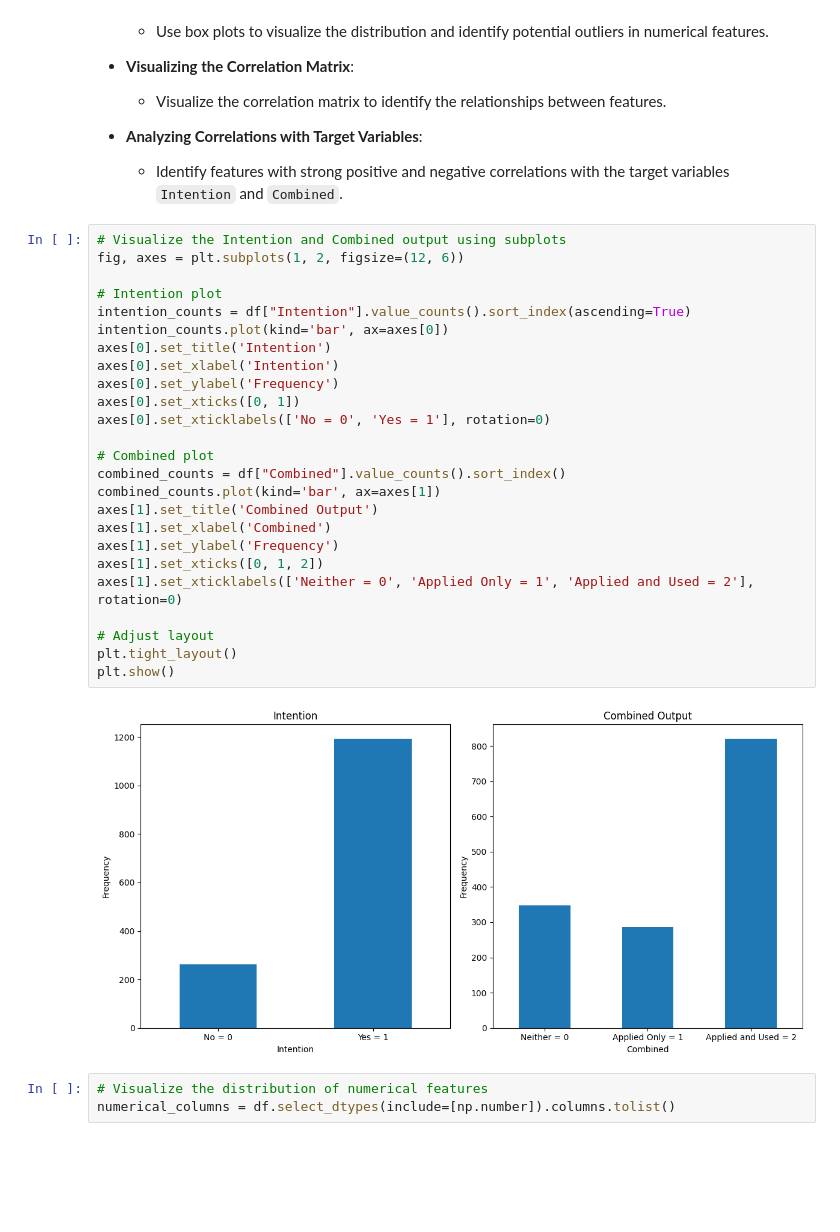
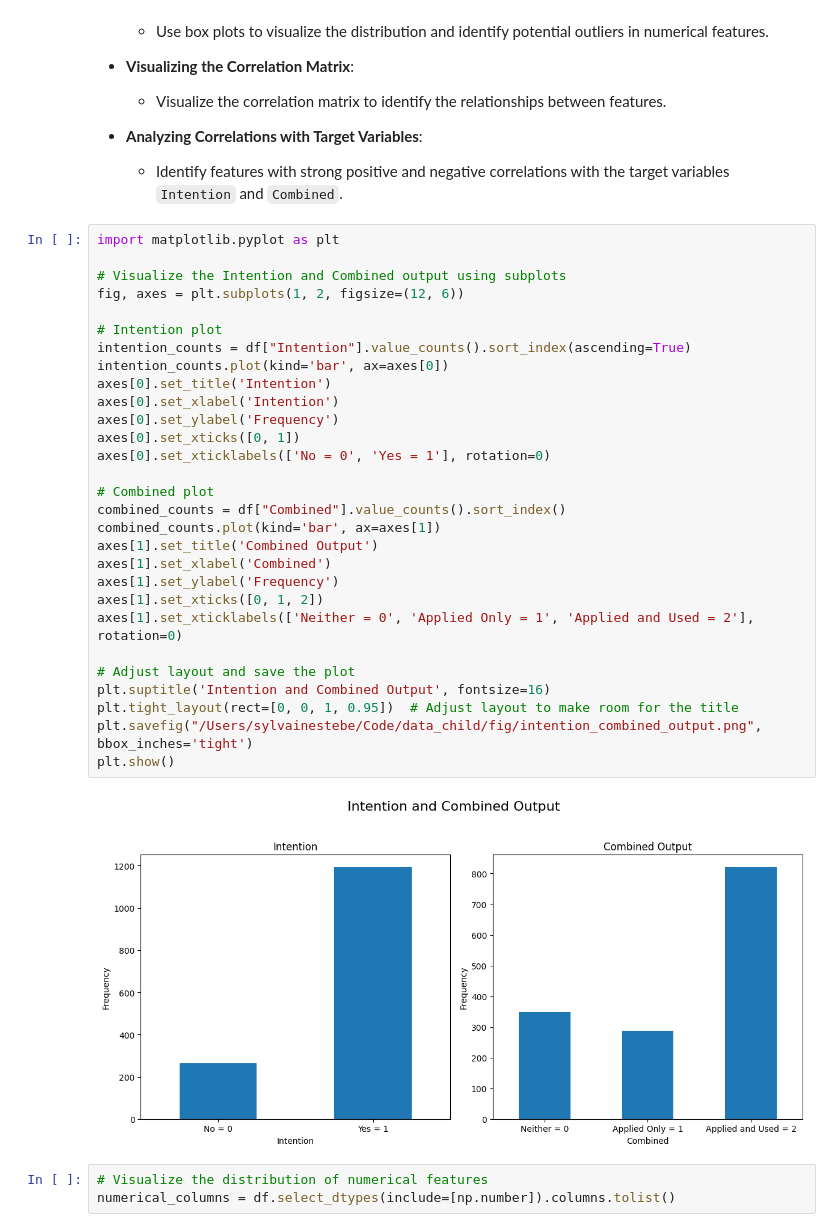
Before and after one commit to SylvainEstebe/predict_intention_action_gap, a Jupyter notebook: src/analysis.ipynb, the cells around one changed output. Cells and saved outputs as stored; diff of their text form; blank space fills up the shorter version.

```diff
--- a/src/analysis.ipynb
+++ b/src/analysis.ipynb
@@ -491,32 +491,36 @@ df.head(50)
 - **Analyzing Correlations with Target Variables**:
   - Identify features with strong positive and negative correlations with the target variables `Intention` and `Combined`.
 # %%
+import matplotlib.pyplot as plt
+
 # Visualize the Intention and Combined output using subplots
 fig, axes = plt.subplots(1, 2, figsize=(12, 6))
 
 # Intention plot
 intention_counts = df["Intention"].value_counts().sort_index(ascending=True)
 intention_counts.plot(kind='bar', ax=axes[0])
 axes[0].set_title('Intention')
 axes[0].set_xlabel('Intention')
 axes[0].set_ylabel('Frequency')
 axes[0].set_xticks([0, 1])
 axes[0].set_xticklabels(['No = 0', 'Yes = 1'], rotation=0)
 
 # Combined plot
 combined_counts = df["Combined"].value_counts().sort_index()
 combined_counts.plot(kind='bar', ax=axes[1])
 axes[1].set_title('Combined Output')
 axes[1].set_xlabel('Combined')
 axes[1].set_ylabel('Frequency')
 axes[1].set_xticks([0, 1, 2])
 axes[1].set_xticklabels(['Neither = 0', 'Applied Only = 1', 'Applied and Used = 2'], rotation=0)
 
-# Adjust layout
-plt.tight_layout()
+# Adjust layout and save the plot
+plt.suptitle('Intention and Combined Output', fontsize=16)
+plt.tight_layout(rect=[0, 0, 1, 0.95])  # Adjust layout to make room for the title
+plt.savefig("/Users/sylvainestebe/Code/data_child/fig/intention_combined_output.png", bbox_inches='tight')
 plt.show()
 # %% [output]
-[figure, old version]
+[figure, new version]
 # %%
 # Visualize the distribution of numerical features
 numerical_columns = df.select_dtypes(include=[np.number]).columns.tolist()
```
Also changed, not shown: parts of 17 cells of this notebook.
